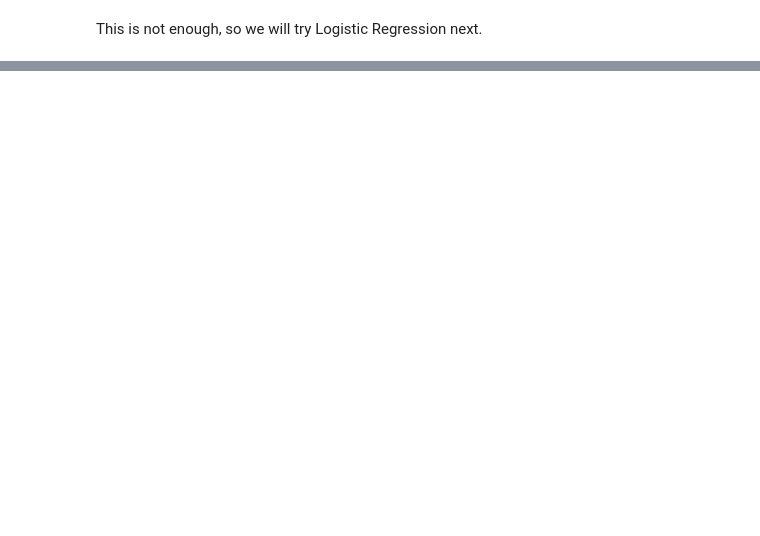
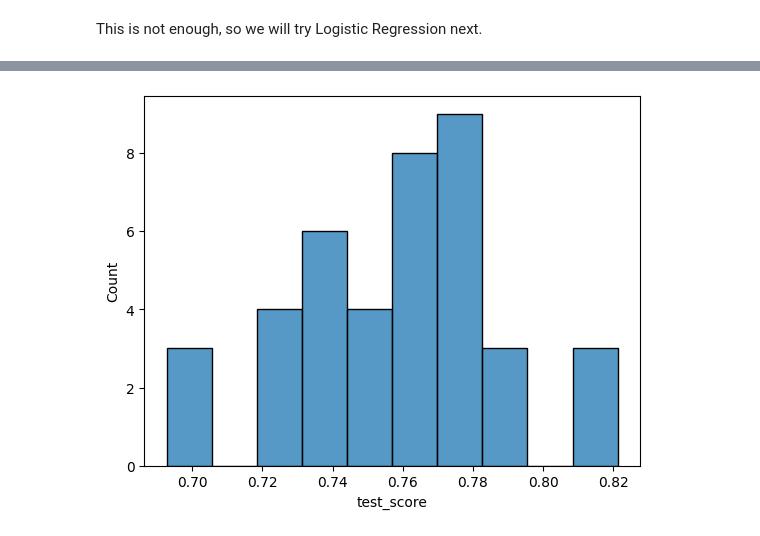
Before and after one commit to Lev1231254/analyzeTitanicData, a Jupyter notebook: analysis.ipynb, the cells around one changed output, grey strips where cells are left out. Saved outputs shown, nothing was run; the diff lists cells and outputs as text; code cells hidden in the pictures; blank space fills up the shorter version.

```diff
--- a/analysis.ipynb
+++ b/analysis.ipynb
@@ -222,0 +217,14 @@ It seems the data is even more complex, than I initially thought. Let's try deci
+# %%
+from sklearn.tree import DecisionTreeRegressor
+#make pipeline
+model = make_pipeline(StandardScaler(), DecisionTreeRegressor())
+
+#cross validation
+cv = ShuffleSplit(n_splits=40, test_size = 0.25, random_state=0)
+cross_validation_results = cross_validate(
+    model, X, y, cv=cv, scoring="neg_mean_absolute_error")
+
+results = 1 + pd.DataFrame(cross_validation_results)
+_ = sns.histplot(results["test_score"], bins=10)
+# %% [output]
+[figure, added]
```
Also changed, not shown: parts of 6 cells of this notebook.
